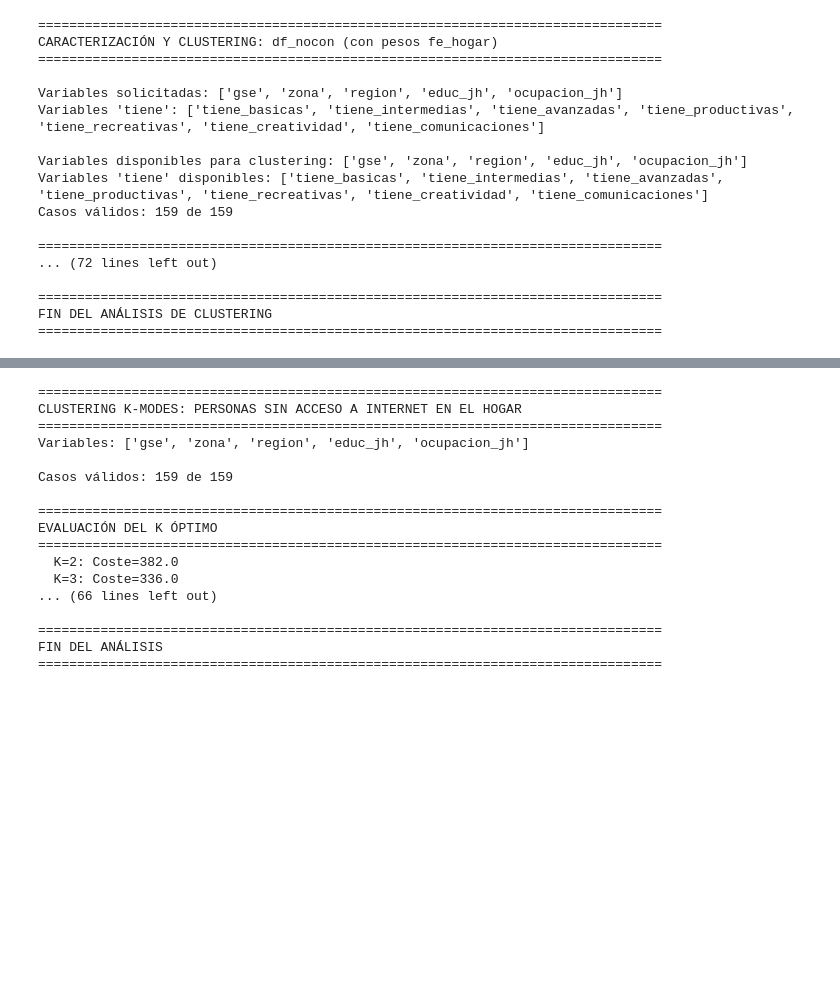
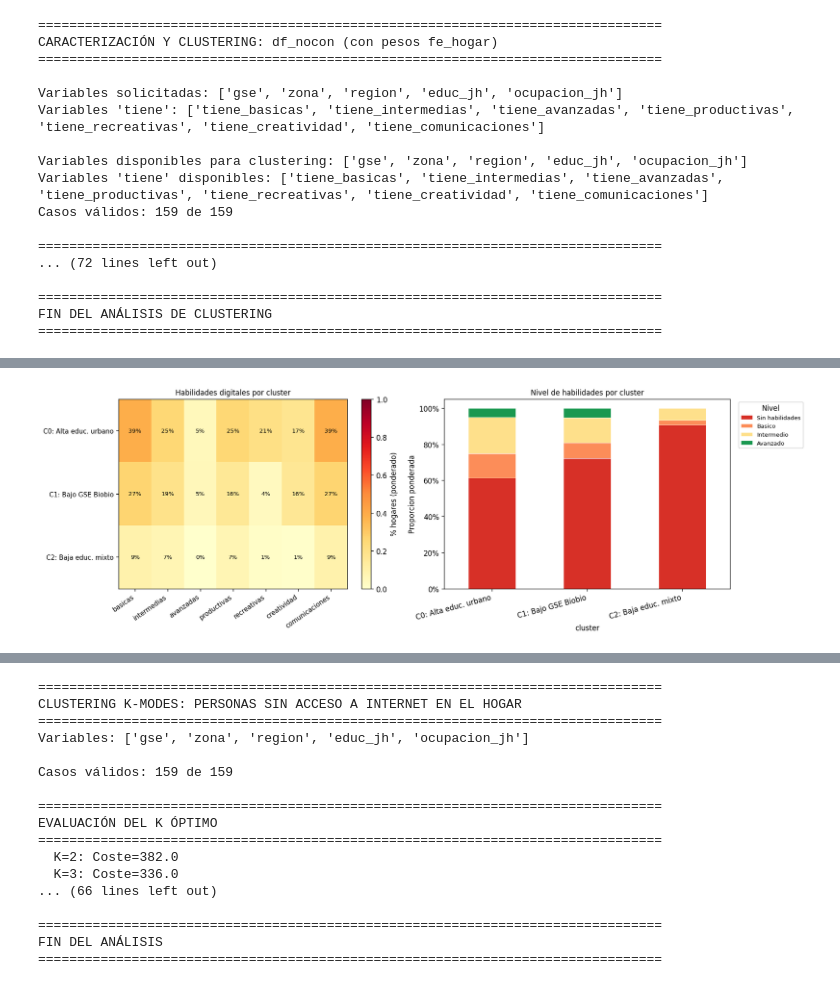
Before and after one commit to tomasleale/eaui2026, a Jupyter notebook: eaui2026.ipynb, the cells around one changed output, grey strips where cells are left out. Cells and saved outputs as stored; diff of their text form; code cells hidden in the pictures; blank space fills up the shorter version.

```diff
--- a/eaui2026.ipynb
+++ b/eaui2026.ipynb
@@ -1687,3 +1687,97 @@ Casos válidos: 159 de 159
 ================================================================================
 FIN DEL ANÁLISIS DE CLUSTERING
 ================================================================================
+# %%
+# ============================================================
+# 10.6 PERFIL DE HABILIDADES DIGITALES POR CLUSTER (df_nocon)
+# ============================================================
+# sub y cluster labels vienen de la celda anterior (10. Clustering df_nocon)
+
+import numpy as np
+import matplotlib.pyplot as plt
+import pandas as pd
+
+tiene_vars = ['tiene_basicas', 'tiene_intermedias', 'tiene_avanzadas',
+              'tiene_productivas', 'tiene_recreativas', 'tiene_creatividad', 'tiene_comunicaciones']
+peso = 'fe_hogar'
+
+def _nivel_from_tiene(row):
+    if row['tiene_avanzadas']   == 1: return 'Avanzado'
+    if row['tiene_intermedias'] == 1: return 'Intermedio'
+    if row['tiene_basicas']     == 1: return 'Basico'
+    return 'Sin habilidades'
+
+sub['nivel_habilidades'] = sub.apply(_nivel_from_tiene, axis=1)
+orden_nivel = ['Sin habilidades', 'Basico', 'Intermedio', 'Avanzado']
+cluster_labels = {0: 'C0: Alta educ. urbano', 1: 'C1: Bajo GSE Biobio', 2: 'C2: Baja educ. mixto'}
+
+# 1. Tasa ponderada de cada tiene_* por cluster
+print('=' * 70)
+print('HABILIDADES DIGITALES POR CLUSTER (% hogares, ponderado por fe_hogar)')
+print('=' * 70)
+
+rows = []
+for c in sorted(sub['cluster'].unique()):
+    grp = sub[sub['cluster'] == c]
+    w   = grp[peso]
+    row = {'cluster': c}
+    for v in tiene_vars:
+        row[v] = (grp[v] * w).sum() / w.sum()
+    rows.append(row)
+
+perfil = (
+    pd.DataFrame(rows)
+    .set_index('cluster')
+    .rename(index=cluster_labels)
+    .rename(columns=lambda c: c.replace('tiene_', ''))
+)
+print(perfil.mul(100).round(1).to_string())
+print()
+
+# 2. Distribucion ponderada de nivel_habilidades por cluster
+print('=' * 70)
+print('NIVEL DE HABILIDADES POR CLUSTER (% hogares, ponderado por fe_hogar)')
+print('=' * 70)
+
+nivel_dist = (
+    sub.groupby(['cluster', 'nivel_habilidades'])
+    .apply(lambda g: g[peso].sum(), include_groups=False)
+    .unstack('nivel_habilidades')
+    .reindex(columns=orden_nivel, fill_value=0)
+    .apply(lambda r: r / r.sum(), axis=1)
+    .rename(index=cluster_labels)
+)
+print(nivel_dist.mul(100).round(1).to_string())
+print()
+
+# 3. Visualizacion
+fig, axes = plt.subplots(1, 2, figsize=(15, 5), dpi=120)
+
+ax = axes[0]
+vals = perfil.values
+im   = ax.imshow(vals, aspect='auto', cmap='YlOrRd', vmin=0, vmax=1)
+ax.set_xticks(range(len(perfil.columns)))
+ax.set_xticklabels(perfil.columns, rotation=35, ha='right', fontsize=9)
+ax.set_yticks(range(len(perfil.index)))
+ax.set_yticklabels(perfil.index, fontsize=9)
+plt.colorbar(im, ax=ax, label='% hogares (ponderado)')
+ax.set_title('Habilidades digitales por cluster', fontsize=10)
+for i, j in np.ndindex(vals.shape):
+    ax.text(j, i, f'{vals[i, j]:.0%}', ha='center', va='center',
+            fontsize=8, color='black' if vals[i, j] < 0.7 else 'white')
+
+ax = axes[1]
+colores = ['#d73027', '#fc8d59', '#fee08b', '#1a9850']
+nivel_dist.plot(kind='bar', stacked=True, ax=ax, color=colores, edgecolor='white', linewidth=0.5)
+ax.set_ylabel('Proporcion ponderada')
+ax.set_title('Nivel de habilidades por cluster', fontsize=10)
+ax.set_ylim(0, 1.05)
+ax.yaxis.set_major_formatter(plt.FuncFormatter(lambda y, _: f'{y:.0%}'))
+ax.set_xticklabels(ax.get_xticklabels(), rotation=15, ha='right')
+ax.legend(title='Nivel', bbox_to_anchor=(1.02, 1), loc='upper left', fontsize=8)
+
+plt.tight_layout()
+plt.savefig('nivel_habilidades_por_cluster.png', dpi=150, bbox_inches='tight')
+plt.show()
+print('Guardado: nivel_habilidades_por_cluster.png')
+# %% [output]
@@ -1689,0 +1801 @@ FIN DEL ANÁLISIS DE CLUSTERING
+[figure, added]
```
Also changed, not shown: parts of 5 cells of this notebook, 1 other file.
